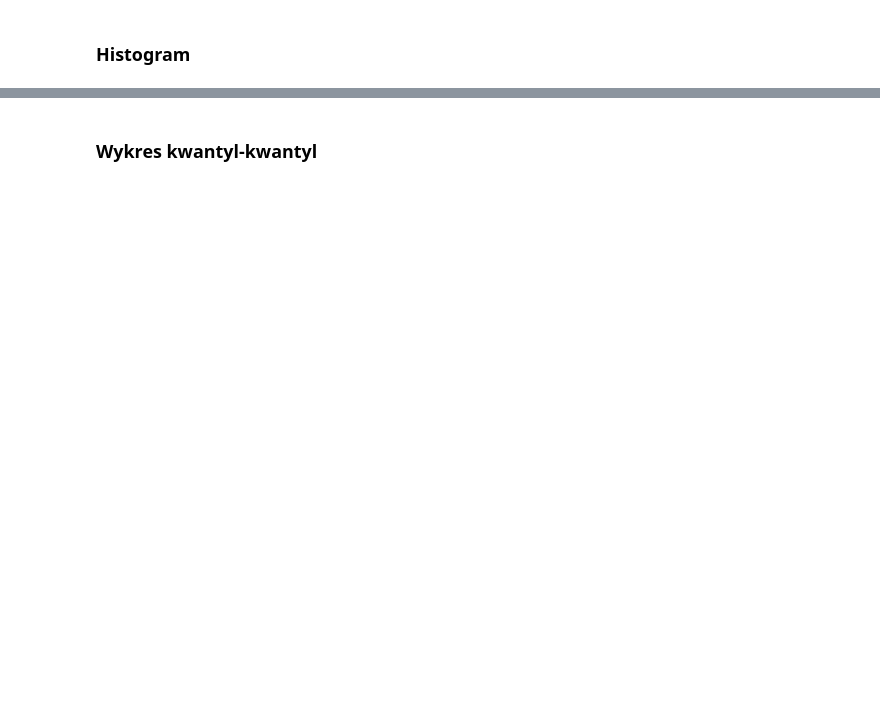
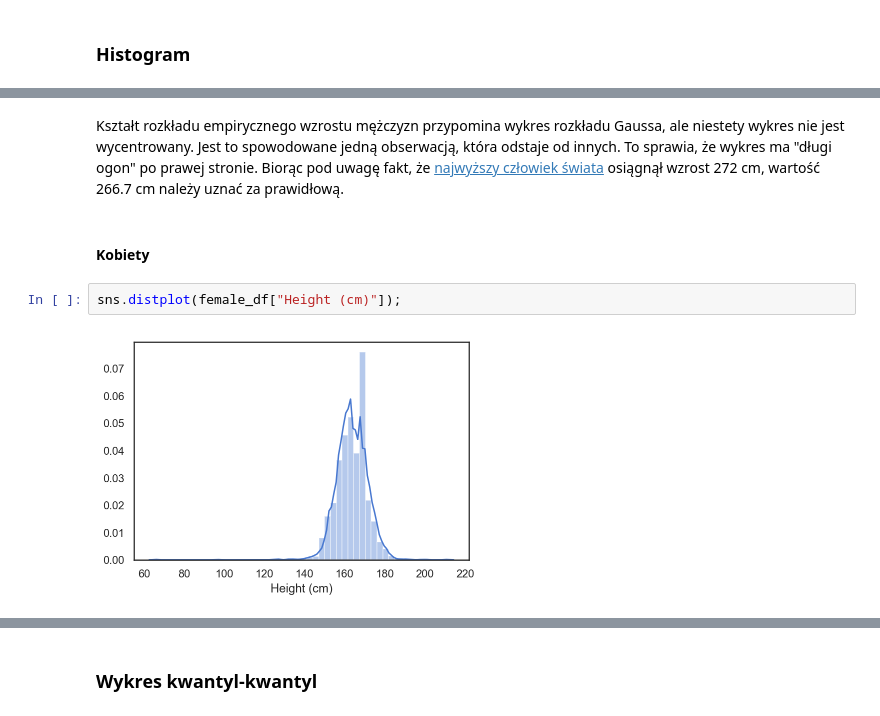
Before and after one commit to mariuszrokita/statistics, a Jupyter notebook: notebooks/normality-tests.ipynb, the cells around one changed output, grey strips where cells are left out. Drawn from its saved outputs; the diff is of its cells as text; blank space fills up the shorter version.

```diff
--- a/notebooks/normality-tests.ipynb
+++ b/notebooks/normality-tests.ipynb
@@ -34,0 +81,8 @@ df.head(3)
+# %% [markdown]
+Kształt rozkładu empirycznego wzrostu mężczyzn przypomina wykres rozkładu Gaussa, ale niestety wykres nie jest wycentrowany. Jest to spowodowane jedną obserwacją, która odstaje od innych. To sprawia, że wykres ma "długi ogon" po prawej stronie. Biorąc pod uwagę fakt, że [najwyższy człowiek świata](https://pl.wikipedia.org/wiki/Robert_Wadlow) osiągnął wzrost 272 cm, wartość 266.7 cm należy uznać za prawidłową.
+# %% [markdown]
+#### Kobiety
+# %%
+sns.distplot(female_df["Height (cm)"]);
+# %% [output]
+[figure, added]
```
Also changed, not shown: parts of 22 cells of this notebook.
